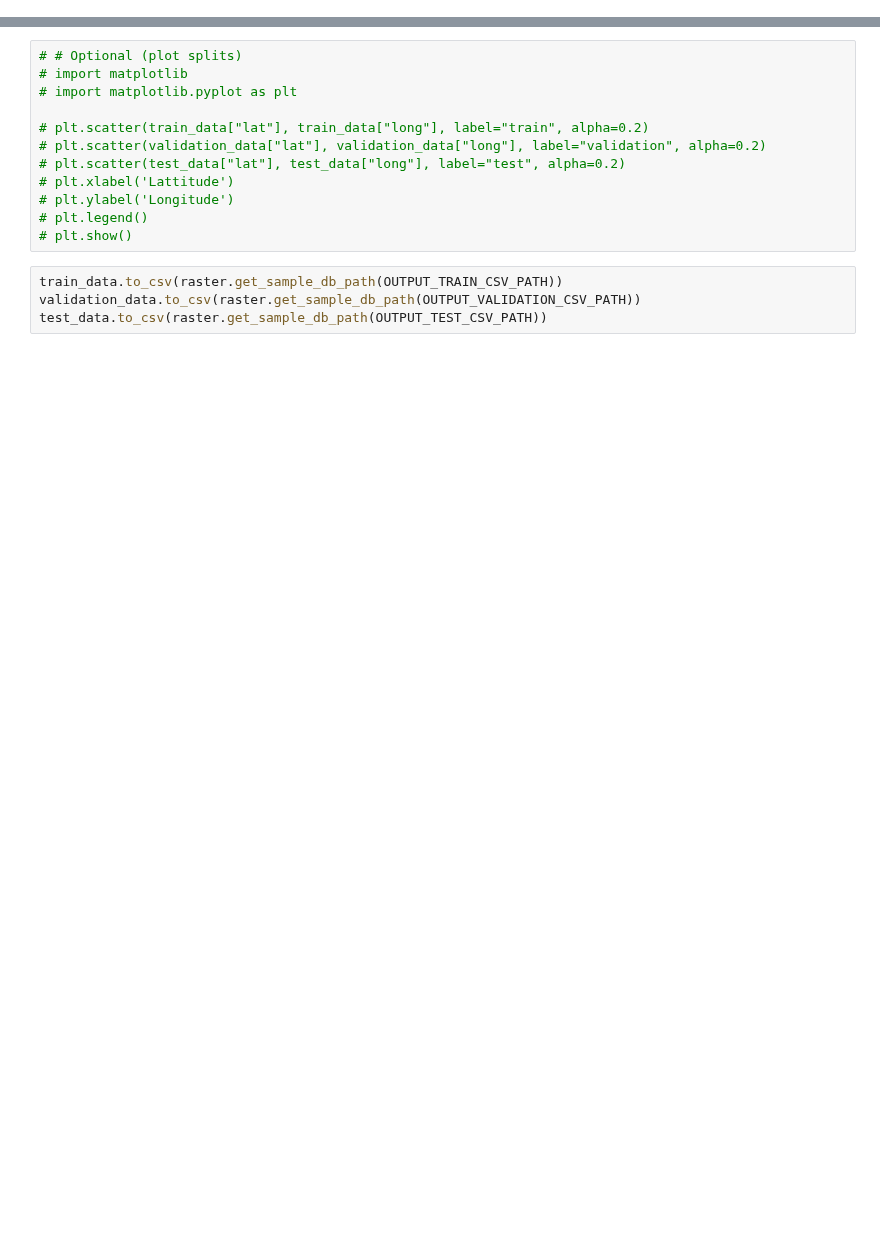
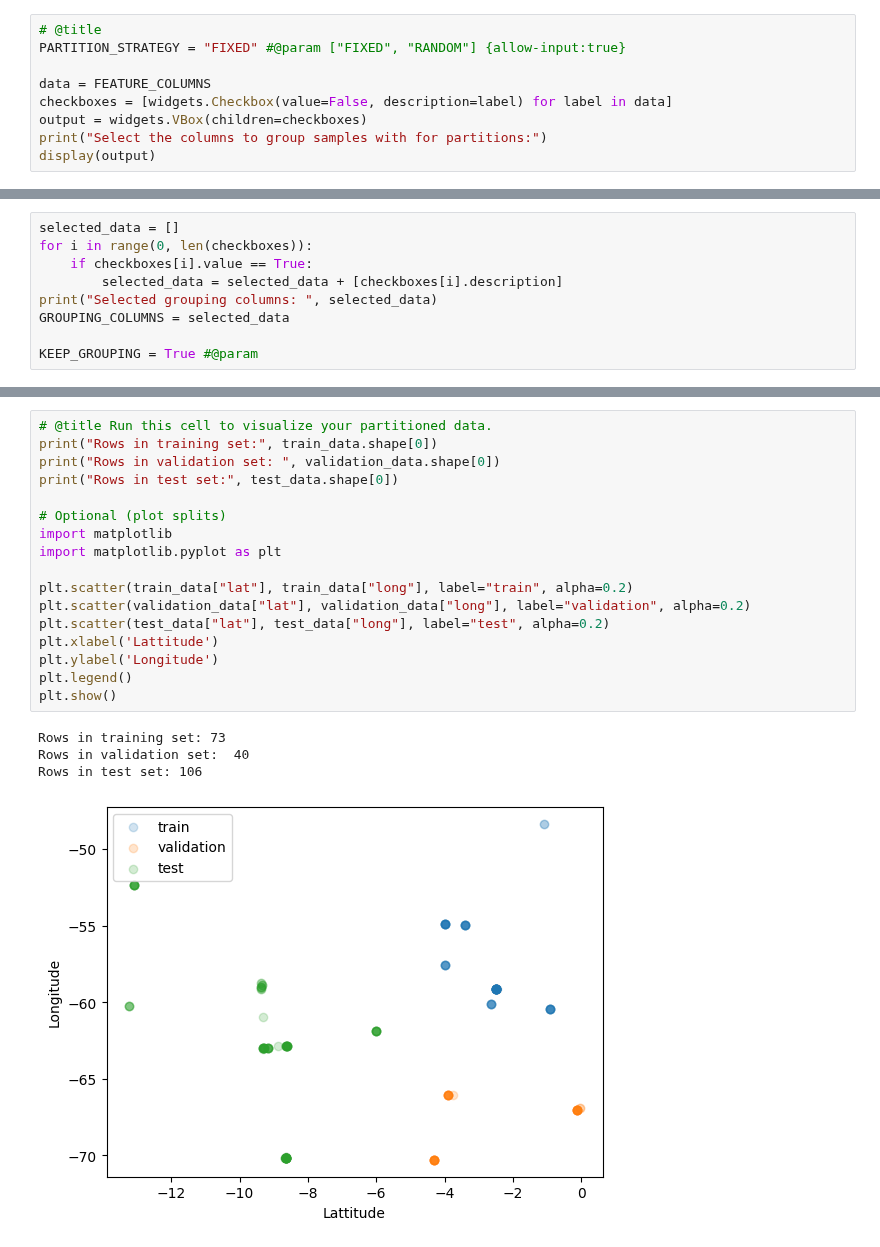
Before and after one commit to tnc-br/ddf-isoscapes, a Jupyter notebook: data_ingestion.ipynb, the cells around one changed output, grey strips where cells are left out. Cells and saved outputs as stored; diff of their text form; blank space fills up the shorter version.

```diff
--- a/data_ingestion.ipynb
+++ b/data_ingestion.ipynb
@@ -80,0 +118,9 @@ interactive(children=(Text(value='', description='Email', placeholder='Enter ema
+# %%
+# @title
+PARTITION_STRATEGY = "FIXED" #@param ["FIXED", "RANDOM"] {allow-input:true}
+
+data = FEATURE_COLUMNS
+checkboxes = [widgets.Checkbox(value=False, description=label) for label in data]
+output = widgets.VBox(children=checkboxes)
+print("Select the columns to group samples with for partitions:")
+display(output)
@@ -80,0 +133,9 @@ interactive(children=(Text(value='', description='Email', placeholder='Enter ema
+# %%
+selected_data = []
+for i in range(0, len(checkboxes)):
+    if checkboxes[i].value == True:
+        selected_data = selected_data + [checkboxes[i].description]
+print("Selected grouping columns: ", selected_data)
+GROUPING_COLUMNS = selected_data
+
+KEEP_GROUPING = True #@param
@@ -108,16 +190,22 @@ test_data = partitioned_dataset.test
 # %%
-# # Optional (plot splits)
-# import matplotlib
-# import matplotlib.pyplot as plt
+# @title Run this cell to visualize your partitioned data.
+print("Rows in training set:", train_data.shape[0])
+print("Rows in validation set: ", validation_data.shape[0])
+print("Rows in test set:", test_data.shape[0])
 
-# plt.scatter(train_data["lat"], train_data["long"], label="train", alpha=0.2)
-# plt.scatter(validation_data["lat"], validation_data["long"], label="validation", alpha=0.2)
-# plt.scatter(test_data["lat"], test_data["long"], label="test", alpha=0.2)
-# plt.xlabel('Lattitude')
-# plt.ylabel('Longitude')
-# plt.legend()
-# plt.show()
+# Optional (plot splits)
+import matplotlib
+import matplotlib.pyplot as plt
+
+plt.scatter(train_data["lat"], train_data["long"], label="train", alpha=0.2)
+plt.scatter(validation_data["lat"], validation_data["long"], label="validation", alpha=0.2)
+plt.scatter(test_data["lat"], test_data["long"], label="test", alpha=0.2)
+plt.xlabel('Lattitude')
+plt.ylabel('Longitude')
+plt.legend()
+plt.show()
+# %% [output]
+Rows in training set: 73
+Rows in validation set:  40
+Rows in test set: 106
+[figure, added]
-# %%
-train_data.to_csv(raster.get_sample_db_path(OUTPUT_TRAIN_CSV_PATH))
-validation_data.to_csv(raster.get_sample_db_path(OUTPUT_VALIDATION_CSV_PATH))
-test_data.to_csv(raster.get_sample_db_path(OUTPUT_TEST_CSV_PATH))
```
Also changed, not shown: parts of 27 cells of this notebook.
